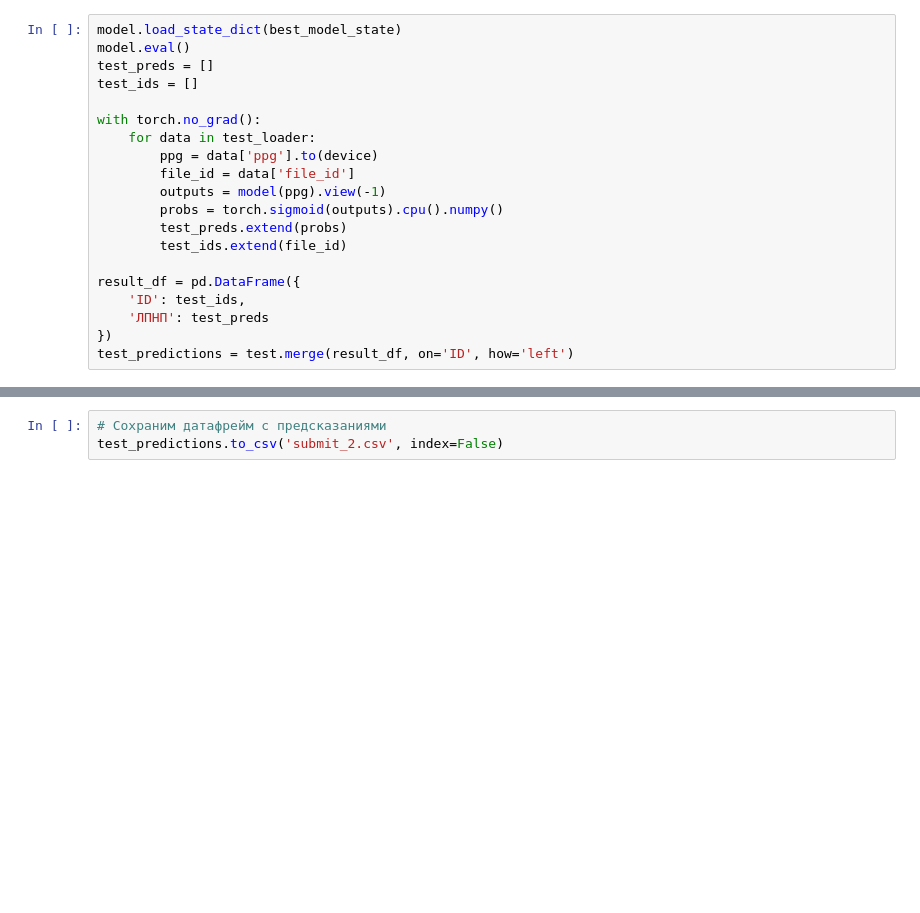
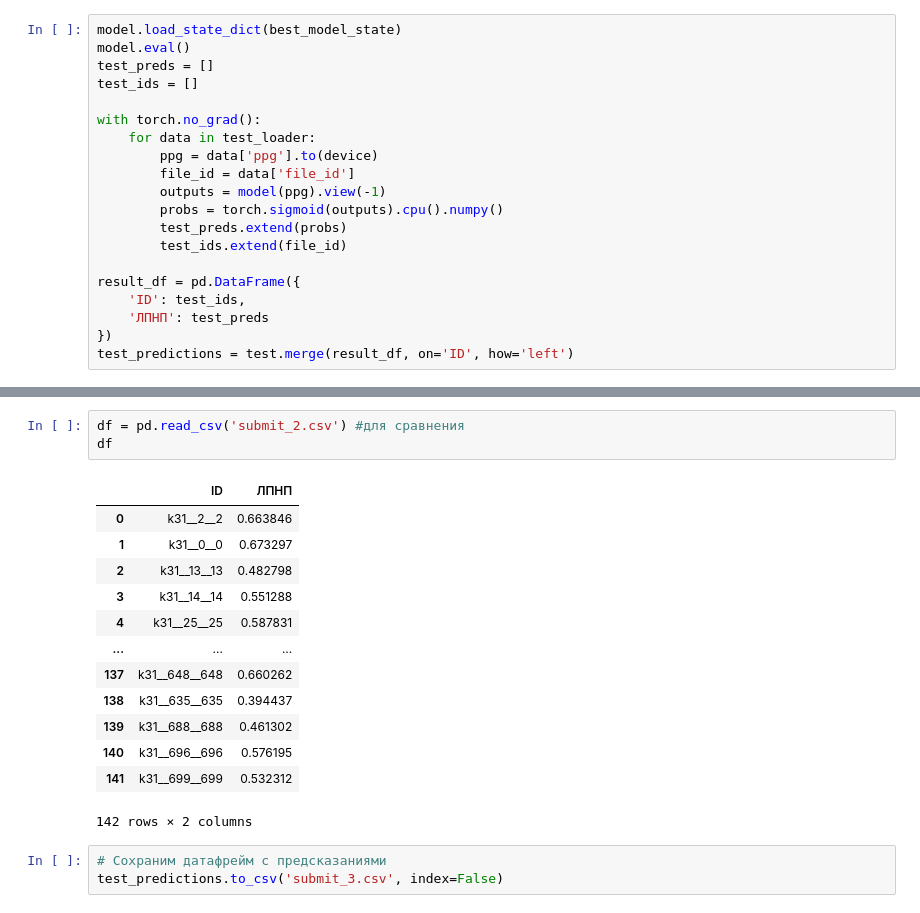
Before and after one commit to hurri-kate/Sber-case-2025, a Jupyter notebook: CNN_model.ipynb, the cells around one changed output, grey strips where cells are left out. Saved outputs shown, nothing was run; the diff lists cells and outputs as text; blank space fills up the shorter version.

```diff
--- a/CNN_model.ipynb
+++ b/CNN_model.ipynb
@@ -405,3 +457,20 @@ test_predictions.head()
+# %%
+df = pd.read_csv('submit_2.csv') #для сравнения
+df
+# %% [output]
+|  | ID | ЛПНП |
+| 0 | k31__2__2 | 0.663846 |
+| 1 | k31__0__0 | 0.673297 |
+| 2 | k31__13__13 | 0.482798 |
+| 3 | k31__14__14 | 0.551288 |
+| 4 | k31__25__25 | 0.587831 |
+| ... | ... | ... |
+| 137 | k31__648__648 | 0.660262 |
+| 138 | k31__635__635 | 0.394437 |
+| 139 | k31__688__688 | 0.461302 |
+| 140 | k31__696__696 | 0.576195 |
+| 141 | k31__699__699 | 0.532312 |
+142 rows × 2 columns
 # %%
 # Сохраним датафрейм с предсказаниями
-test_predictions.to_csv('submit_2.csv', index=False)
+test_predictions.to_csv('submit_3.csv', index=False)
```
Also changed, not shown: parts of 5 cells of this notebook, 3 other files.
